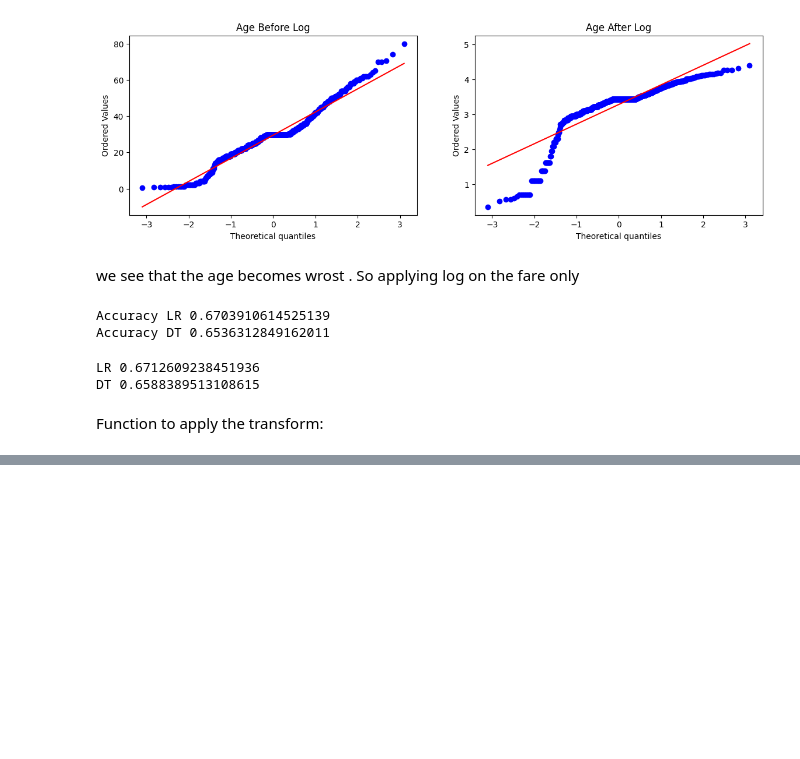
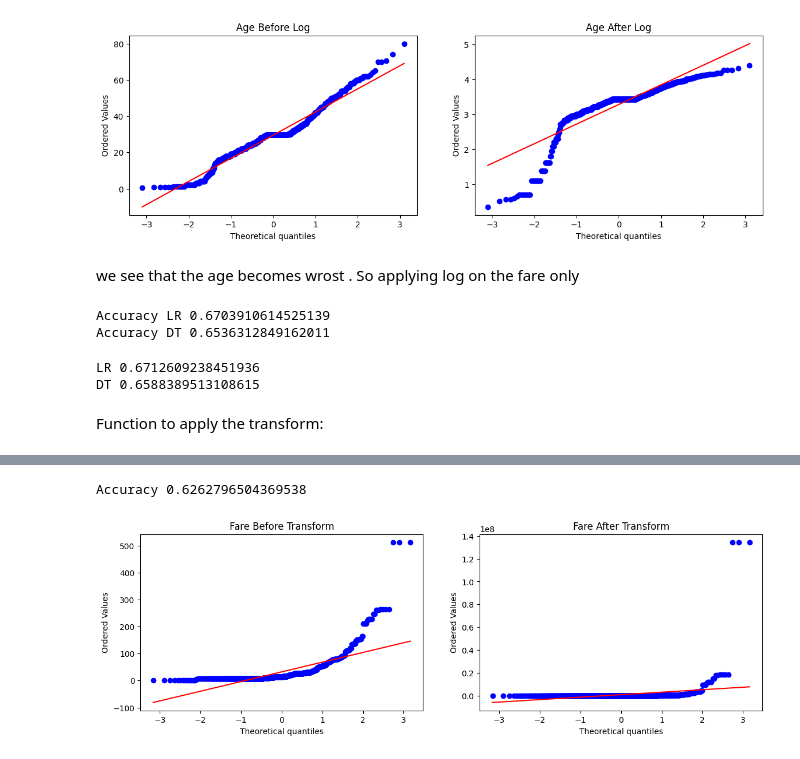
Before and after one commit to Foolmannn/ml-learnings, a Jupyter notebook: 5FeatureEngineering/Mathematical_Transformations/function_transformer.ipynb, the cells around one changed output, grey strips where cells are left out. Saved outputs shown, nothing was run; the diff lists cells and outputs as text; code cells hidden in the pictures; blank space fills up the shorter version.

```diff
--- a/5FeatureEngineering/Mathematical_Transformations/function_transformer.ipynb
+++ b/5FeatureEngineering/Mathematical_Transformations/function_transformer.ipynb
@@ -251,0 +255,5 @@ Accuracy 0.6195131086142323
+# %%
+apply_transform(lambda x: x**3)
+# %% [output]
+Accuracy 0.6262796504369538
+[figure, added]
```
Also changed, not shown: parts of 9 cells of this notebook.
